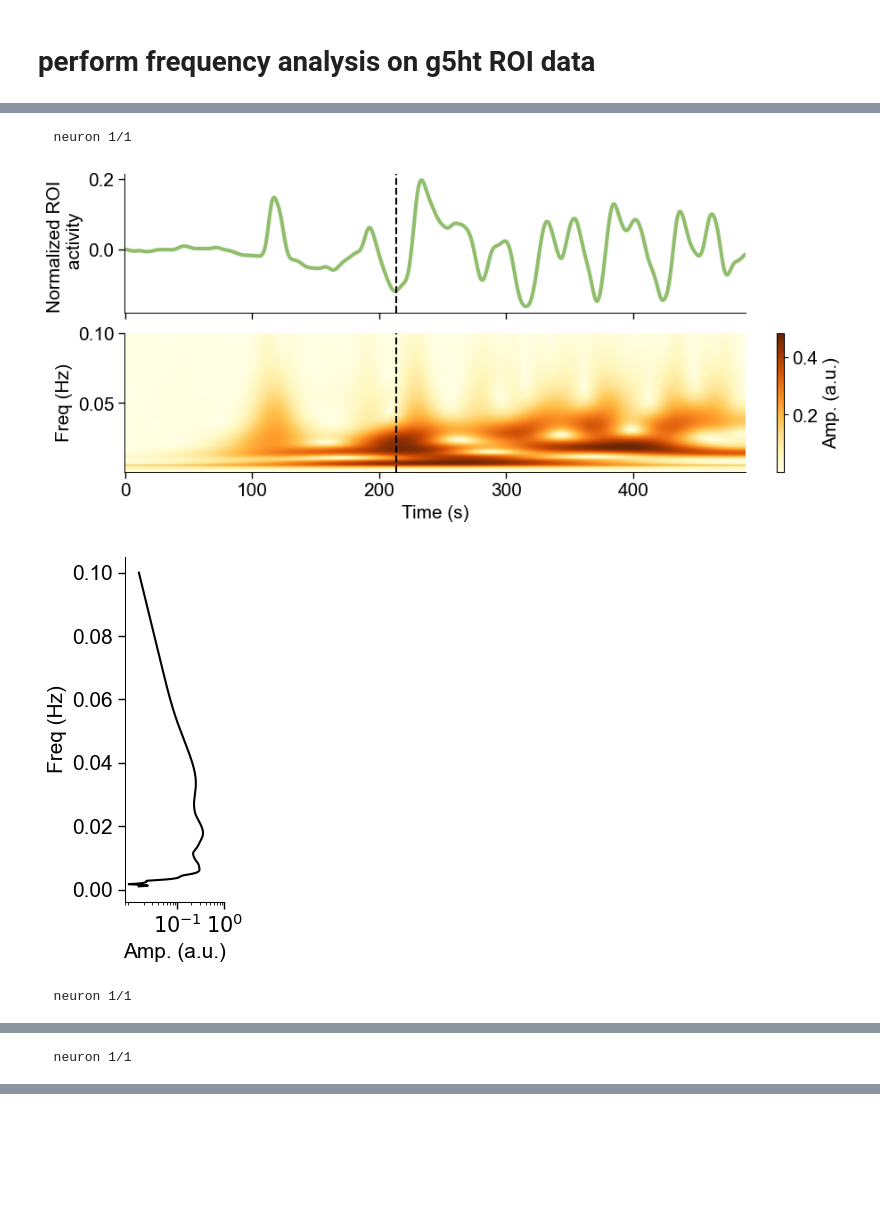
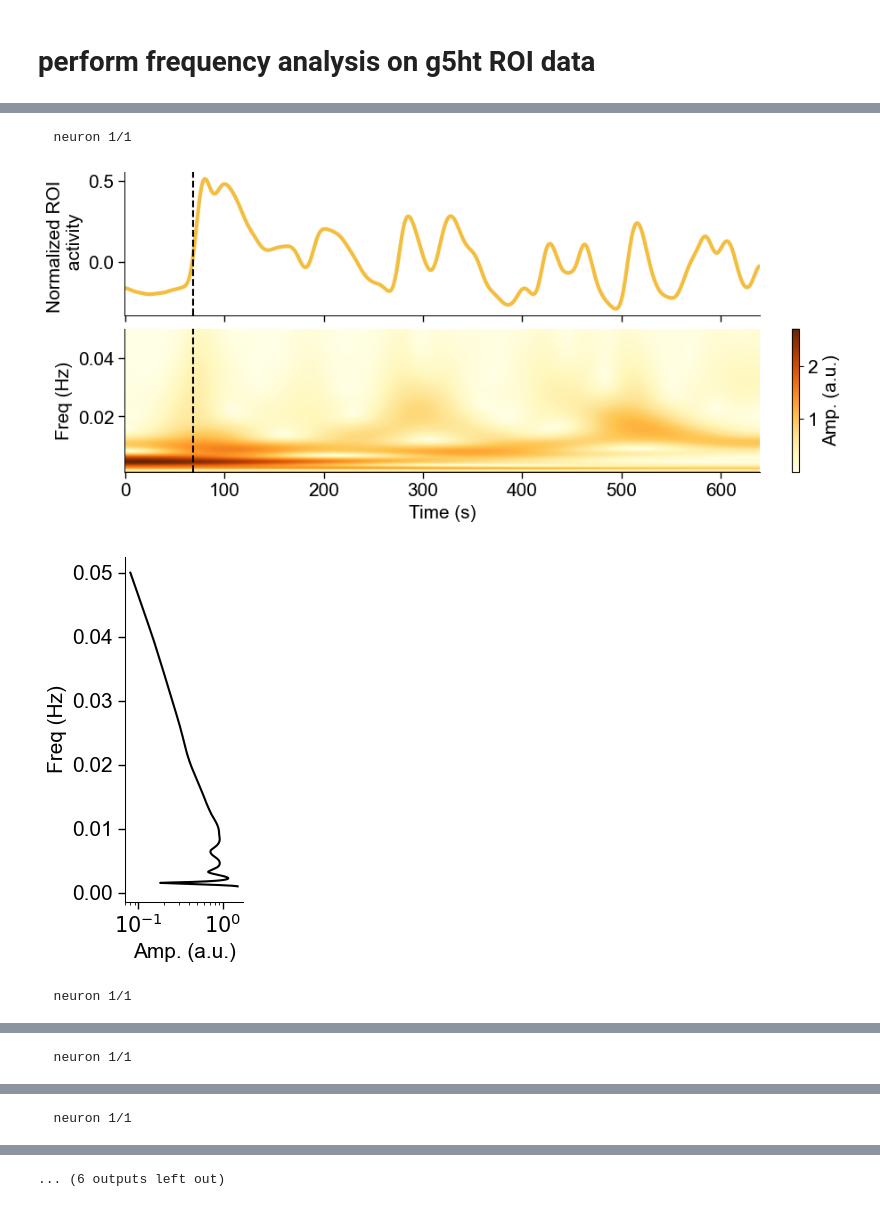
Before and after one commit to MunibH/Dag_Nwabudike_Kang_2025, a Jupyter notebook: wavelet_analysis.ipynb, the cells around one changed output, grey strips where cells are left out. Drawn from its saved outputs; the diff is of its cells as text; code cells hidden in the pictures; blank space fills up the shorter version.

```diff
--- a/wavelet_analysis.ipynb
+++ b/wavelet_analysis.ipynb
@@ -839,16 +839,23 @@ plt.show()
 # %%
 import pandas as pd
 
-# PTH = r'C:\Users\munib\POSTDOC\DATA\g5ht-free\20251028\date-20251028_time-1500_strain-ISg5HT_condition-starvedpatch_worm001'
-PTH = r'D:\DATA\g5ht-free\20260123\date-20260123_strain-ISg5HT-nsIS180_condition-fedpatch_worm004'
+PTH = r'C:\Users\munib\POSTDOC\DATA\g5ht-free\20251028\date-20251028_time-1500_strain-ISg5HT_condition-starvedpatch_worm001'
+baseline_window = (0,60) # frames
+encounter_frame = 128
+good_frames = (0, 1200) # frames to include in analysis
 
-baseline_window = (0,50) # frames
-encounter_frame = 167
+# PTH = r'D:\DATA\g5ht-free\20260123\date-20260123_strain-ISg5HT-nsIS180_condition-fedpatch_worm004'
+
+# PTH = r'C:\Users\munib\POSTDOC\DATA\g5ht-free\20260206\date-20260206_strain-ISg5HT-mod-5_condition-fedpatch_worm003'
+# baseline_window = (0,30) # frames
+# encounter_frame = 70
+# good_frames = (0, 448) # frames to include in analysis
+
 encounter_sec = encounter_frame * 0.533
 encounter_min = encounter_sec / 60
 normalize_to_max = False
 
-good_frames = (250, 1200) # frames to include in analysis
+
 
 # Predefined hex colors for each ROI label (consistent across datasets)
 LABEL_COLORS = {
@@ -921,8 +928,8 @@ for i in range(nlabels):
     normalized = minmax_normalize(r_over_baseline)
 
     # gstv denoise
-    # smoothed, _ = smooth_neural_data_gstv(normalized.reshape(1, -1).T)
-    smoothed = normalized
+    smoothed, _ = smooth_neural_data_gstv(normalized.reshape(1, -1).T)
+    # smoothed = normalized
 
     t = smoothed.shape[0]
 
@@ -937,11 +950,12 @@ plt.show()
 # %%
 %matplotlib inline
 
-freqs = np.linspace(0.001, 0.1, 1000)
+freqs = np.linspace(0.001, 0.05, 1000)
 
 plt.close('all')
 
-food_idx = 400
+food_idx = encounter_frame
+volume_rate = 1/(0.533)
 
 all_roi_avg_spectrum = np.full((nlabels, freqs.shape[0]), np.nan)
 
@@ -960,13 +974,13 @@ for i in range(nlabels):
     smoothed, _ = smooth_neural_data_gstv(normalized.reshape(1, -1).T)
 
     # Sampling interval (seconds per frame) — adjust if your data has a different frame rate
-    volume_rate = 1/(0.533)
+
     if isinstance(volume_rate, np.ndarray):
         volume_rate = volume_rate.item()
     dt = 1.0 / volume_rate  # seconds per frame
 
-    normalized, smoothed, derivative = normalize_smooth_derivative(r_over_baseline, dt, sigma_seconds=3.0)
-    smoothed_filtered = highpass_filter_data(smoothed, order=2, critical_freq=0.005, do_plot=False)
+    normalized, smoothed, derivative = normalize_smooth_derivative(r_over_baseline, dt, sigma_seconds=5.0)
+    smoothed_filtered = highpass_filter_data(smoothed, order=1, critical_freq=0.001, do_plot=False)
 
     # Compute wavelet spectrum
     W = wavelet_spectrum(smoothed_filtered, freqs, dt, ksi=4.0)
@@ -985,33 +999,33 @@ for i in range(nlabels):
     ax1 = nt()
     im = ax1.pcolormesh(time_axis, freqs, np.abs(W).T, shading='auto', cmap='YlOrBr')
     ax1.axvline(food_idx * dt, color='black', ls='--')
     ax1.set_ylabel('Freq (Hz)')
     ax1.set_xlabel('Time (s)')
     fig.colorbar(im, ax=ax1, label='Amp. (a.u.)')
     # plt.tight_layout()
     plt.show()
 
     # --- Time-averaged wavelet spectrum ---
 
     # Average from onset of spontaneous activity (food encounter) to end of recording
     avg_spectrum = time_averaged_spectrum(W, start_idx=food_idx, end_idx=None)
 
     # plot the time-averaged spectrum on logx scale
     fig, ax = utils.pretty_plot(figsize=(2.4, 4.5))
     ax.plot(avg_spectrum, freqs, 'k', linewidth=1.5)
     ax.set_xscale('log')
     ax.set_xlabel('Amp. (a.u.)')
     ax.set_ylabel('Freq (Hz)')
     ax.set_xticks([10**-1, 10**0])
     ax.set_xticklabels([r'$10^{-1}$', r'$10^{0}$'])
     # ax.set_title('Time-averaged wavelet spectrum')
     plt.tight_layout()
     plt.show()
 
     # collect average spectrum from each ROI
     all_roi_avg_spectrum[i,:] = avg_spectrum
 # %% [output]
   neuron 1/1
-[figure, old version]
+[figure, new version]
-[figure, old version]
+[figure, new version]
   neuron 1/1
@@ -1022,0 +1037 @@ for i in range(nlabels):
+  neuron 1/1
@@ -1023,3 +1040,4 @@ for i in range(nlabels):
+... (6 outputs left out)
 # %%
 %matplotlib inline
 
```
Also changed, not shown: parts of 3 cells of this notebook.
